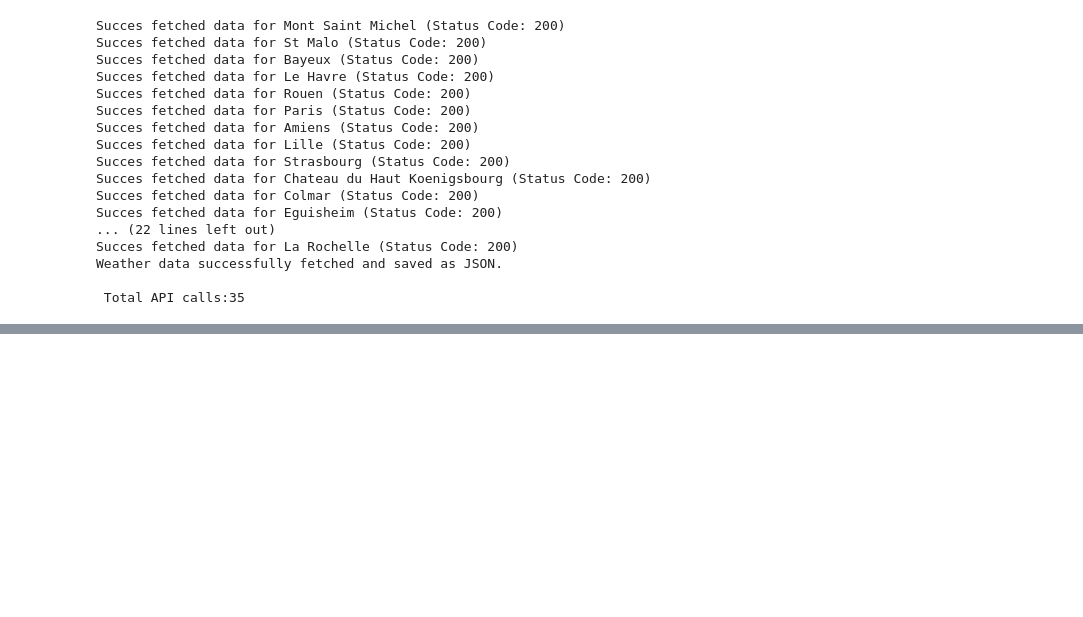
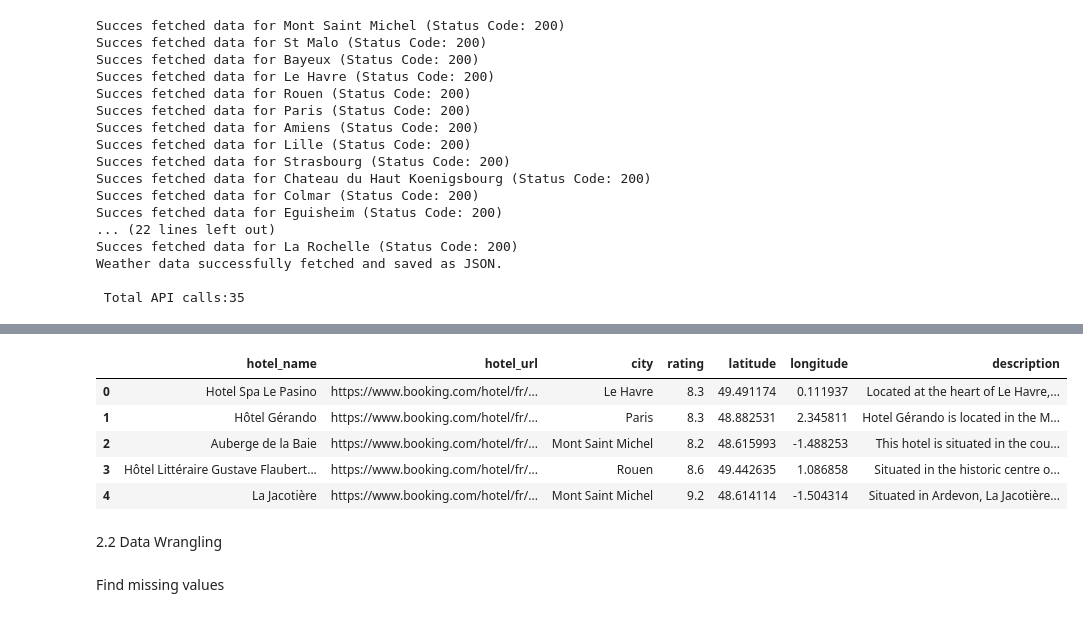
Before and after one commit to YnaPqt/data-management-kayak, a Jupyter notebook: kayak_project.ipynb, the cells around one changed output, grey strips where cells are left out. Cells and saved outputs as stored; diff of their text form; code cells hidden in the pictures; blank space fills up the shorter version.

```diff
--- a/kayak_project.ipynb
+++ b/kayak_project.ipynb
@@ -230,0 +209,19 @@ put_object2 = bucket.put_object(Key='weather_data.csv', Body='src/weather_data.c
+# %%
+# Transform hotel data to dataframe
+hotel_data = pd.read_json("src/hotels.json")
+df_hotel = pd.DataFrame(hotel_data)
+
+df_hotel = df_hotel.rename(columns={'hotel_name':'hotel_name','hotel_url':'hotel_url',
+                            'search_city':'city','rating':'rating','description':'description'})
+df_hotel.head(5)
+# %% [output]
+|  | hotel_name | hotel_url | city | rating | latitude | longitude | description |
+| 0 | Hotel Spa Le Pasino | https://www.booking.com/hotel/fr/... | Le Havre | 8.3 | 49.491174 | 0.111937 | Located at the heart of Le Havre,... |
+| 1 | Hôtel Gérando | https://www.booking.com/hotel/fr/... | Paris | 8.3 | 48.882531 | 2.345811 | Hotel Gérando is located in the M... |
+| 2 | Auberge de la Baie | https://www.booking.com/hotel/fr/... | Mont Saint Michel | 8.2 | 48.615993 | -1.488253 | This hotel is situated in the cou... |
+| 3 | Hôtel Littéraire Gustave Flaubert... | https://www.booking.com/hotel/fr/... | Rouen | 8.6 | 49.442635 | 1.086858 | Situated in the historic centre o... |
+| 4 | La Jacotière | https://www.booking.com/hotel/fr/... | Mont Saint Michel | 9.2 | 48.614114 | -1.504314 | Situated in Ardevon, La Jacotière... |
+# %% [markdown]
+2.2 Data Wrangling
+# %% [markdown]
+Find missing values
```
Also changed, not shown: parts of 45 cells of this notebook, 7 other files.
